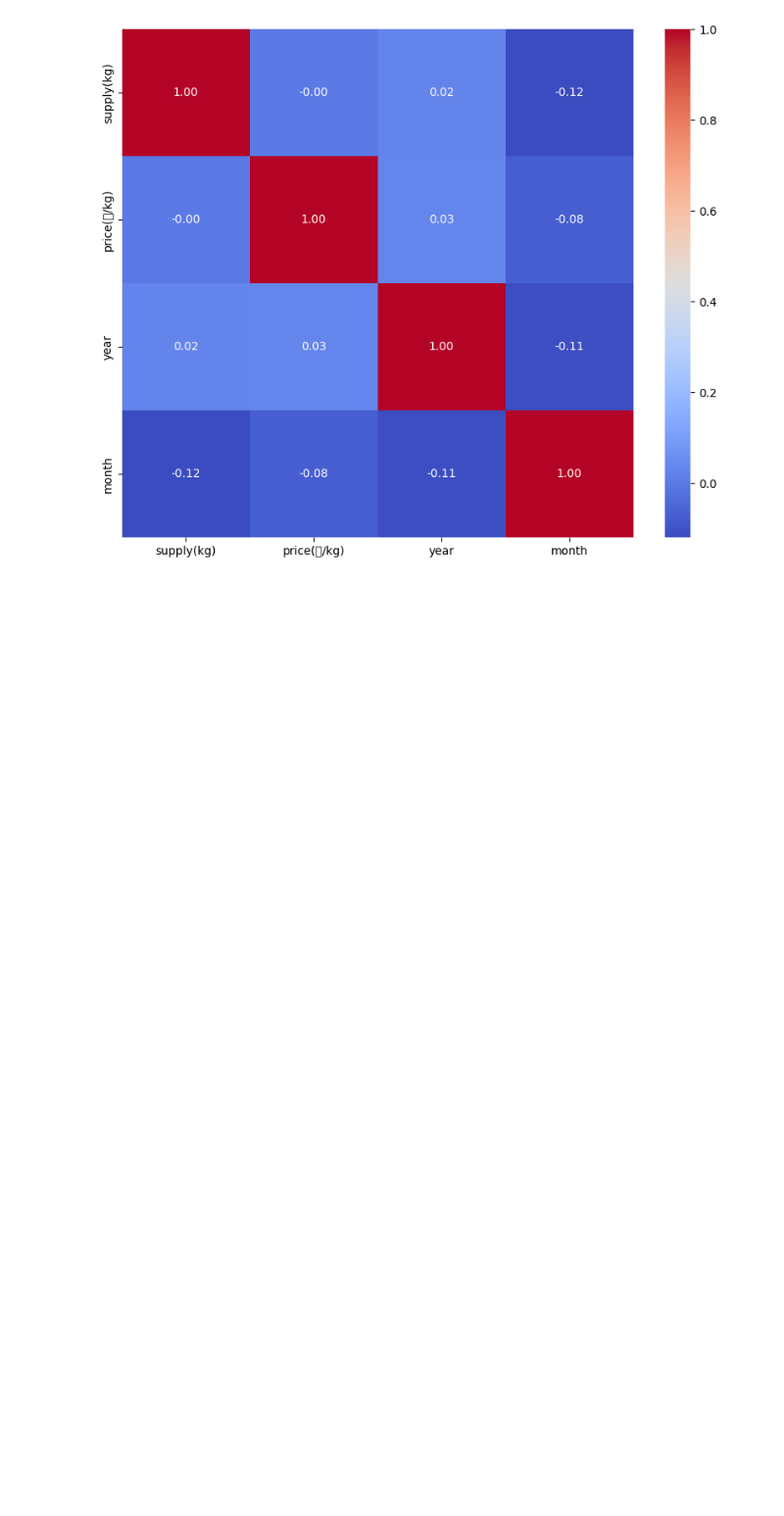
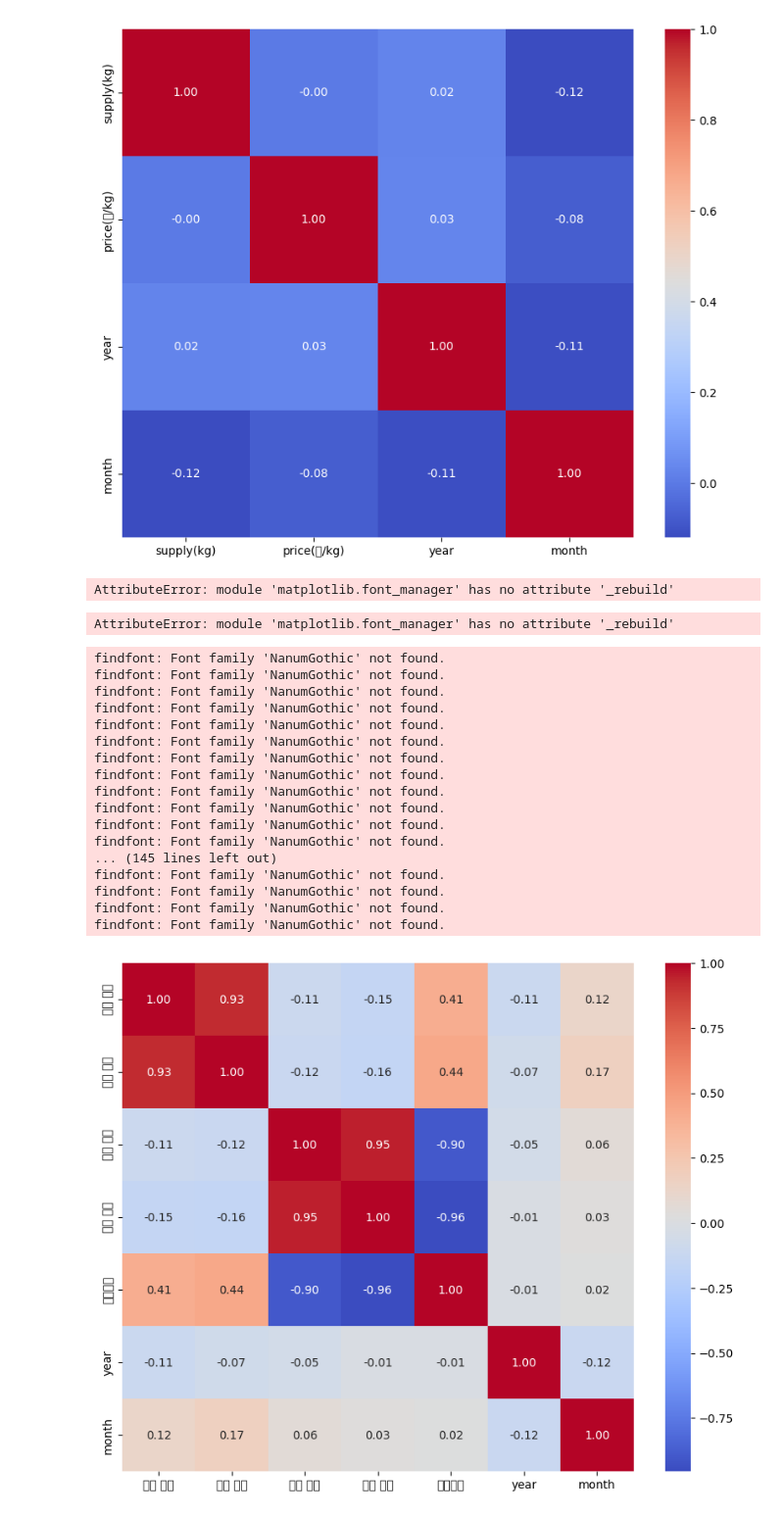
Before and after one commit to syl0702/dacon_jeju, a Jupyter notebook: analysis.ipynb, the cells around one changed output. Shown: that part at 98% size. Drawn from its saved outputs; the diff is of its cells as text; code cells hidden in the pictures; blank space fills up the shorter version.

Commit message:
trad heatmap

```diff
--- a/analysis.ipynb
+++ b/analysis.ipynb
@@ -378,3 +378,55 @@ sns.heatmap(columns.corr(), annot=True, cmap='coolwarm', fmt='.2f')
 plt.show()
 # %% [output]
 [figure]
+# %%
+import matplotlib
+import matplotlib.font_manager as fm
+fm._rebuild()
+fm.get_fontconfig_fonts()
+font_location = './data./NanumGothic.ttf' # 폰트 파일 이름, 디렉토리 주의
+font_name = fm.FontProperties(fname=font_location).get_name()
+matplotlib.rc('font', family=font_name)
+# %% [output]
+AttributeError: module 'matplotlib.font_manager' has no attribute '_rebuild'
+# %%
+import matplotlib
+import matplotlib.font_manager as fm
+
+# 캐시 초기화
+fm._rebuild()
+
+# 아래 메소드를 사용해도 돼
+fm._instantiate_fontconfig_cache()
+
+# 폰트 경로 지정
+font_location = './data./NanumGothic.ttf'  # 실제 파일 경로로 바꿔줘
+font_name = fm.FontProperties(fname=font_location).get_name()
+
+# 폰트 설정
+matplotlib.rc('font', family=font_name)
+# %% [output]
+AttributeError: module 'matplotlib.font_manager' has no attribute '_rebuild'
+# %%
+columns = trad_df[['수출 중량', '수출 금액', '수입 중량', '수입 금액', '무역수지', 'year', 'month']]
+plt.figure(figsize=(10, 8))
+sns.heatmap(columns.corr(), annot=True, cmap='coolwarm', fmt='.2f')
+plt.show()
+# %% [output]
+findfont: Font family 'NanumGothic' not found.
+findfont: Font family 'NanumGothic' not found.
+findfont: Font family 'NanumGothic' not found.
+findfont: Font family 'NanumGothic' not found.
+findfont: Font family 'NanumGothic' not found.
+findfont: Font family 'NanumGothic' not found.
+findfont: Font family 'NanumGothic' not found.
+findfont: Font family 'NanumGothic' not found.
+findfont: Font family 'NanumGothic' not found.
+findfont: Font family 'NanumGothic' not found.
+findfont: Font family 'NanumGothic' not found.
+findfont: Font family 'NanumGothic' not found.
+... (145 lines left out)
+findfont: Font family 'NanumGothic' not found.
+findfont: Font family 'NanumGothic' not found.
+findfont: Font family 'NanumGothic' not found.
+findfont: Font family 'NanumGothic' not found.
+[figure, added]
```
Also changed, not shown: 1 other file.
